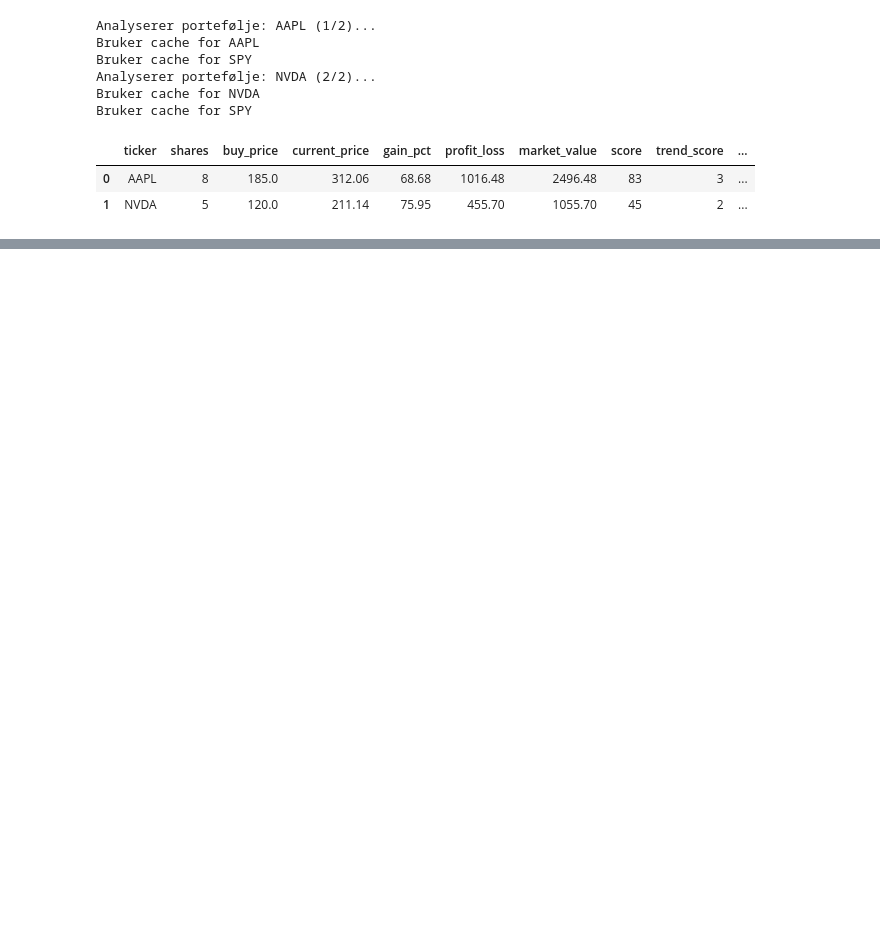
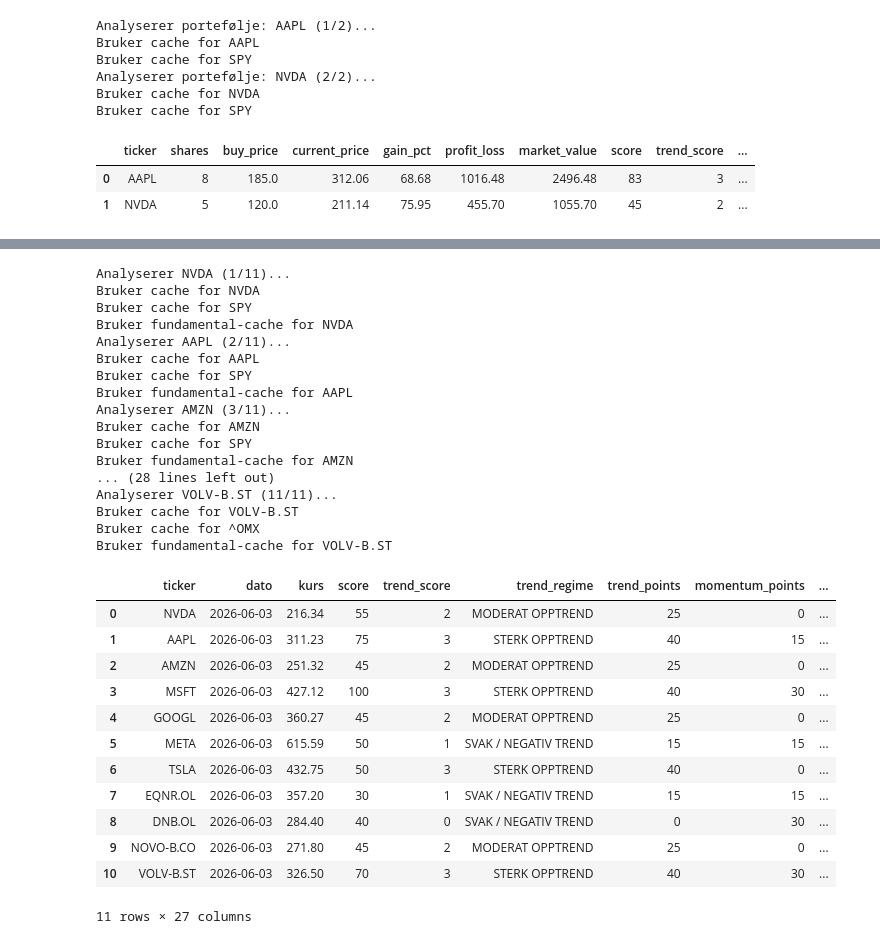
Before and after one commit to mgranum/stock-agent, a Jupyter notebook: notebooks/mvp_playground.ipynb, the cells around one changed output, grey strips where cells are left out. Cells and saved outputs as stored; diff of their text form; code cells hidden in the pictures; blank space fills up the shorter version.

```diff
--- a/notebooks/mvp_playground.ipynb
+++ b/notebooks/mvp_playground.ipynb
@@ -126,0 +76,34 @@ Bruker cache for SPY
+# %%
+df_results = analyze_watchlist(WATCHLIST_ALL)
+df_results
+# %% [output]
+Analyserer NVDA (1/11)...
+Bruker cache for NVDA
+Bruker cache for SPY
+Bruker fundamental-cache for NVDA
+Analyserer AAPL (2/11)...
+Bruker cache for AAPL
+Bruker cache for SPY
+Bruker fundamental-cache for AAPL
+Analyserer AMZN (3/11)...
+Bruker cache for AMZN
+Bruker cache for SPY
+Bruker fundamental-cache for AMZN
+... (28 lines left out)
+Analyserer VOLV-B.ST (11/11)...
+Bruker cache for VOLV-B.ST
+Bruker cache for ^OMX
+Bruker fundamental-cache for VOLV-B.ST
+|  | ticker | dato | kurs | score | trend_score | trend_regime | trend_points | momentum_points | ... |
+| 0 | NVDA | 2026-06-03 | 216.34 | 55 | 2 | MODERAT OPPTREND | 25 | 0 | ... |
+| 1 | AAPL | 2026-06-03 | 311.23 | 75 | 3 | STERK OPPTREND | 40 | 15 | ... |
+| 2 | AMZN | 2026-06-03 | 251.32 | 45 | 2 | MODERAT OPPTREND | 25 | 0 | ... |
+| 3 | MSFT | 2026-06-03 | 427.12 | 100 | 3 | STERK OPPTREND | 40 | 30 | ... |
+| 4 | GOOGL | 2026-06-03 | 360.27 | 45 | 2 | MODERAT OPPTREND | 25 | 0 | ... |
+| 5 | META | 2026-06-03 | 615.59 | 50 | 1 | SVAK / NEGATIV TREND | 15 | 15 | ... |
+| 6 | TSLA | 2026-06-03 | 432.75 | 50 | 3 | STERK OPPTREND | 40 | 0 | ... |
+| 7 | EQNR.OL | 2026-06-03 | 357.20 | 30 | 1 | SVAK / NEGATIV TREND | 15 | 15 | ... |
+| 8 | DNB.OL | 2026-06-03 | 284.40 | 40 | 0 | SVAK / NEGATIV TREND | 0 | 30 | ... |
+| 9 | NOVO-B.CO | 2026-06-03 | 271.80 | 45 | 2 | MODERAT OPPTREND | 25 | 0 | ... |
+| 10 | VOLV-B.ST | 2026-06-03 | 326.50 | 70 | 3 | STERK OPPTREND | 40 | 30 | ... |
+11 rows × 27 columns
```
Also changed, not shown: parts of 6 cells of this notebook, 8 other files.
